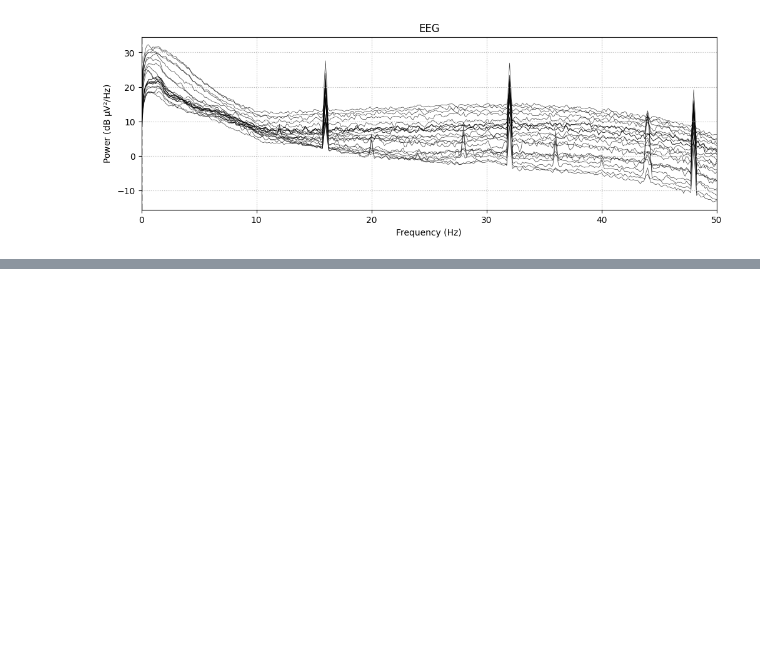
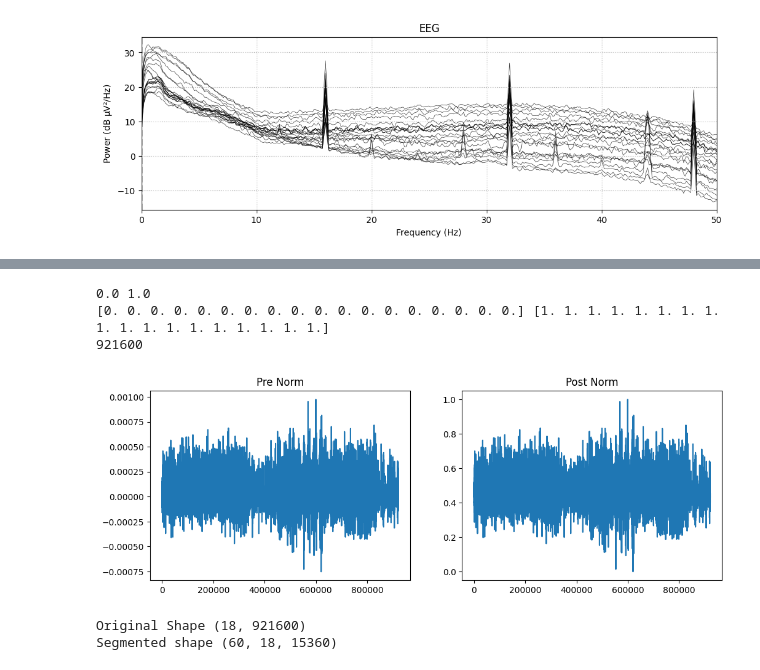
Before and after one commit to plainsalad/epilepsy-prediction, a Jupyter notebook: setup.ipynb, the cells around one changed output, grey strips where cells are left out. Cells and saved outputs as stored; diff of their text form; code cells hidden in the pictures; blank space fills up the shorter version.

```diff
--- a/setup.ipynb
+++ b/setup.ipynb
@@ -61,0 +82,7 @@ SyntaxError: closing parenthesis ')' does not match opening parenthesis '[' (353
+# %%
+# Selecting Channels specified in Jira 2022
+raw_filtered = raw_selected.copy()
+
+raw_filtered.filter (l_freq=1.0, h_freq=None)
+
+raw_filtered.notch_filter(freqs=[50, 100])
@@ -61,0 +127,49 @@ SyntaxError: closing parenthesis ')' does not match opening parenthesis '[' (353
+# %%
+# Normalization
+data = raw_filtered.get_data()
+
+data_norm = (data - data.min(axis=1, keepdims=True)) / \
+            (data.max(axis=1, keepdims=True) - data.min(axis=1, keepdims=True))
+# %%
+print(data_norm.min(), data_norm.max())
+print(data_norm.min(axis=1), data_norm.max(axis=1))
+print(len(data_norm[0]))
+# %% [output]
+0.0 1.0
+[0. 0. 0. 0. 0. 0. 0. 0. 0. 0. 0. 0. 0. 0. 0. 0. 0. 0.] [1. 1. 1. 1. 1. 1. 1. 1. 1. 1. 1. 1. 1. 1. 1. 1. 1. 1.]
+921600
+# %%
+# Normalization Sanity Check
+plt.figure(figsize=(12, 4))
+plt.subplot(1, 2, 1)
+plt.plot(data[0])
+plt.title("Pre Norm")
+
+
+plt.subplot(1, 2, 2)
+plt.plot(data_norm[0])
+plt.title("Post Norm")
+plt.show()
+# %% [output]
+[figure, added]
+# %%
+# Segmnetation
+
+# Parameters
+fs = int(raw.info["sfreq"])
+window_size = 60*fs
+
+n_channels, n_samples = data_norm.shape
+
+n_windows = n_samples //window_size
+
+windows = np.array([
+    data_norm[:, i*window_size:(i+1)*window_size]
+    for i in range(n_windows)
+])
+
+print("Original Shape", data_norm.shape)
+print("Segmented shape", windows.shape)
+# %% [output]
+Original Shape (18, 921600)
+Segmented shape (60, 18, 15360)
```
Also changed, not shown: parts of 7 cells of this notebook.
